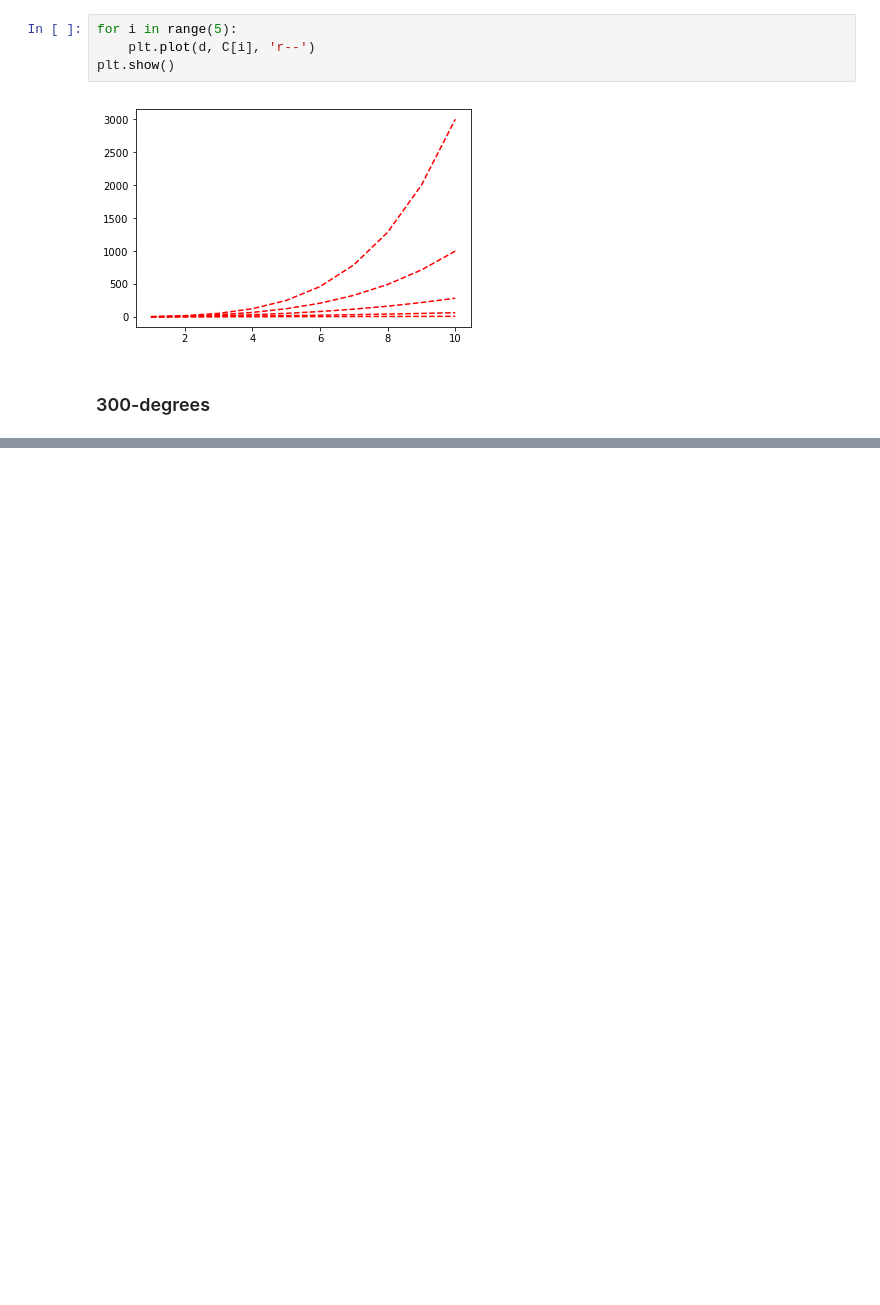
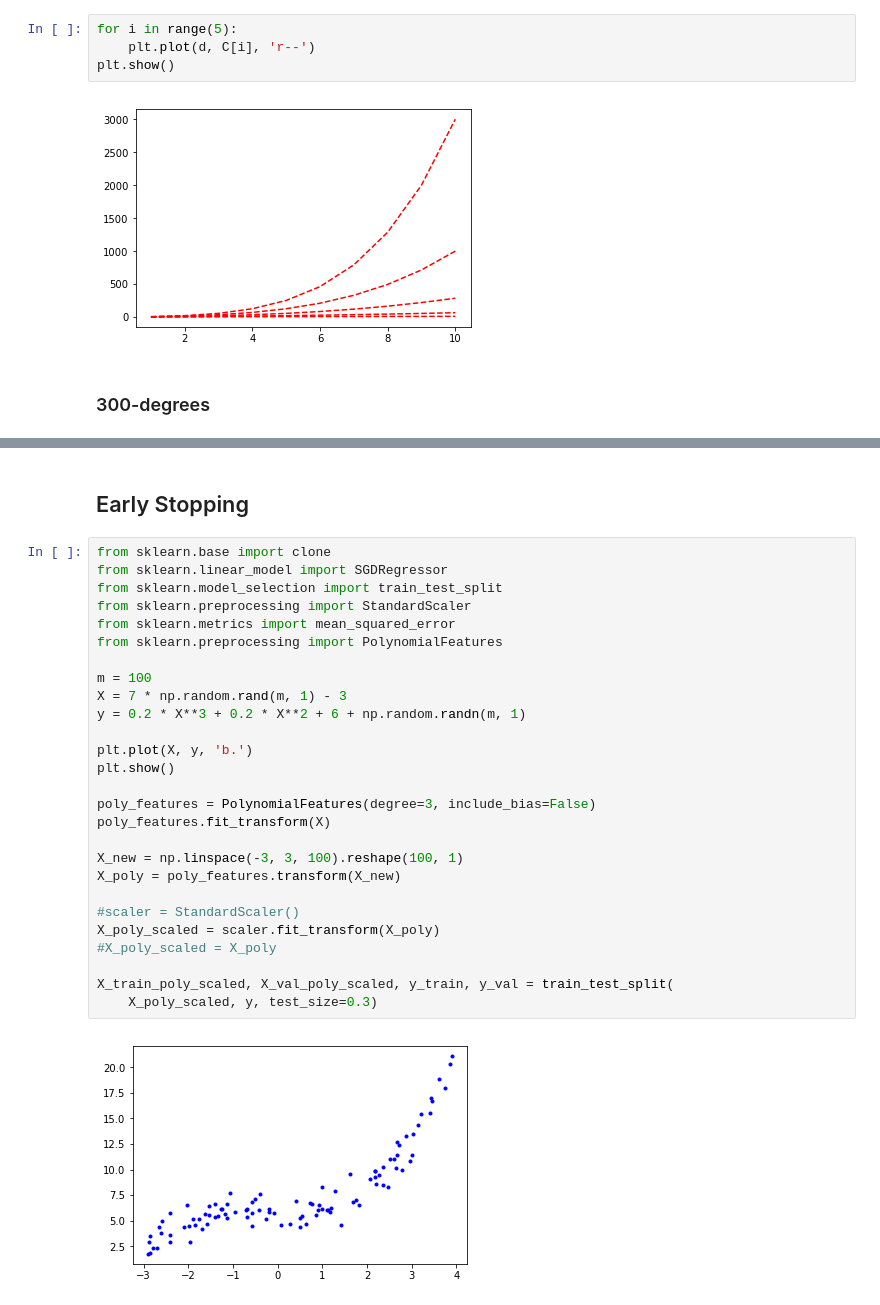
Before and after one commit to Xpitfire/handson-ml, a Jupyter notebook: 04_Exercisse_Math.ipynb, the cells around one changed output, grey strips where cells are left out. Saved outputs shown, nothing was run; the diff lists cells and outputs as text; blank space fills up the shorter version.

```diff
--- a/04_Exercisse_Math.ipynb
+++ b/04_Exercisse_Math.ipynb
@@ -481,0 +482,31 @@ plt.show()
+# %% [markdown]
+## Early Stopping
+# %%
+from sklearn.base import clone
+from sklearn.linear_model import SGDRegressor
+from sklearn.model_selection import train_test_split
+from sklearn.preprocessing import StandardScaler
+from sklearn.metrics import mean_squared_error
+from sklearn.preprocessing import PolynomialFeatures
+
+m = 100
+X = 7 * np.random.rand(m, 1) - 3
+y = 0.2 * X**3 + 0.2 * X**2 + 6 + np.random.randn(m, 1)
+
+plt.plot(X, y, 'b.')
+plt.show()
+
+poly_features = PolynomialFeatures(degree=3, include_bias=False)
+poly_features.fit_transform(X)
+
+X_new = np.linspace(-3, 3, 100).reshape(100, 1)
+X_poly = poly_features.transform(X_new)
+
+#scaler = StandardScaler()
+X_poly_scaled = scaler.fit_transform(X_poly)
+#X_poly_scaled = X_poly
+
+X_train_poly_scaled, X_val_poly_scaled, y_train, y_val = train_test_split(
+    X_poly_scaled, y, test_size=0.3)
+# %% [output]
+[figure, added]
```
Also changed, not shown: parts of 20 cells of this notebook.
